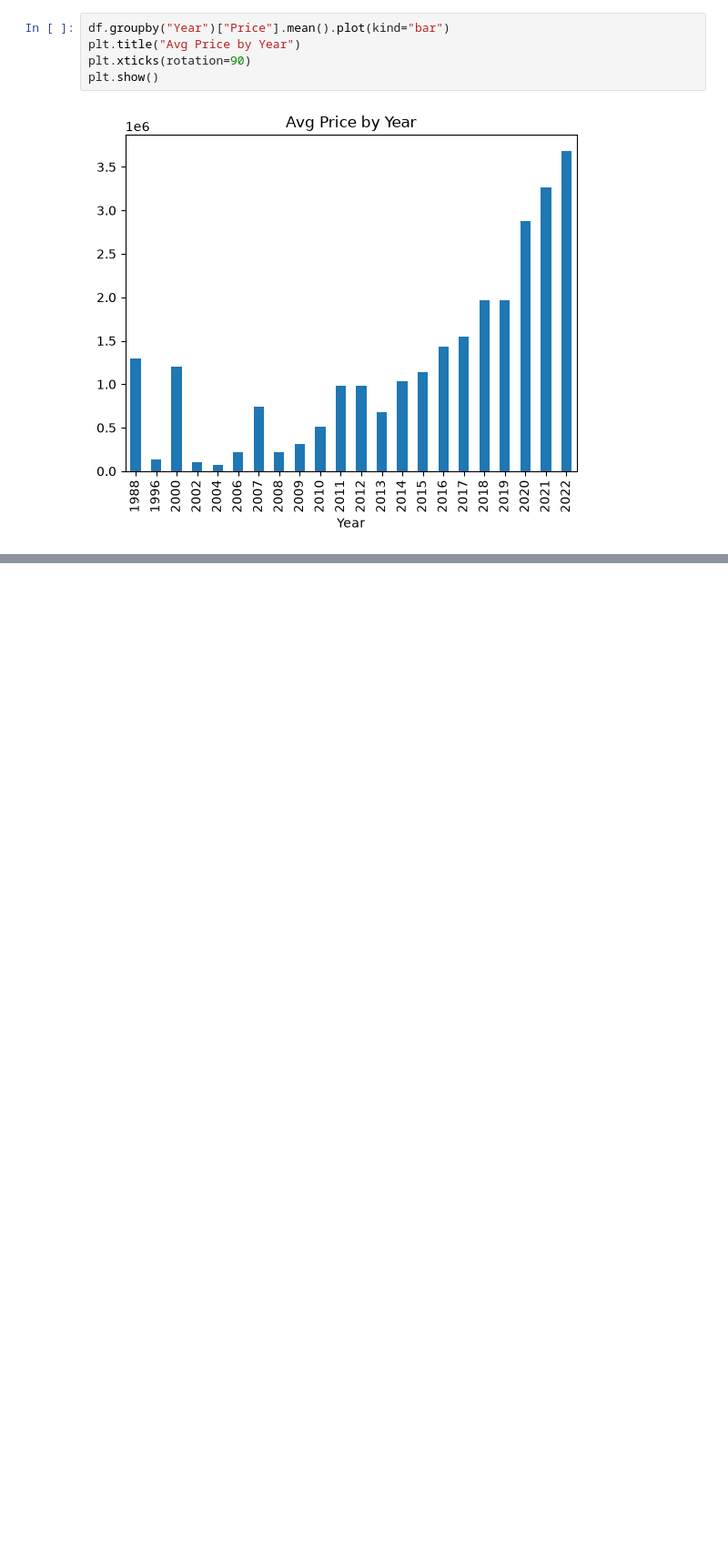
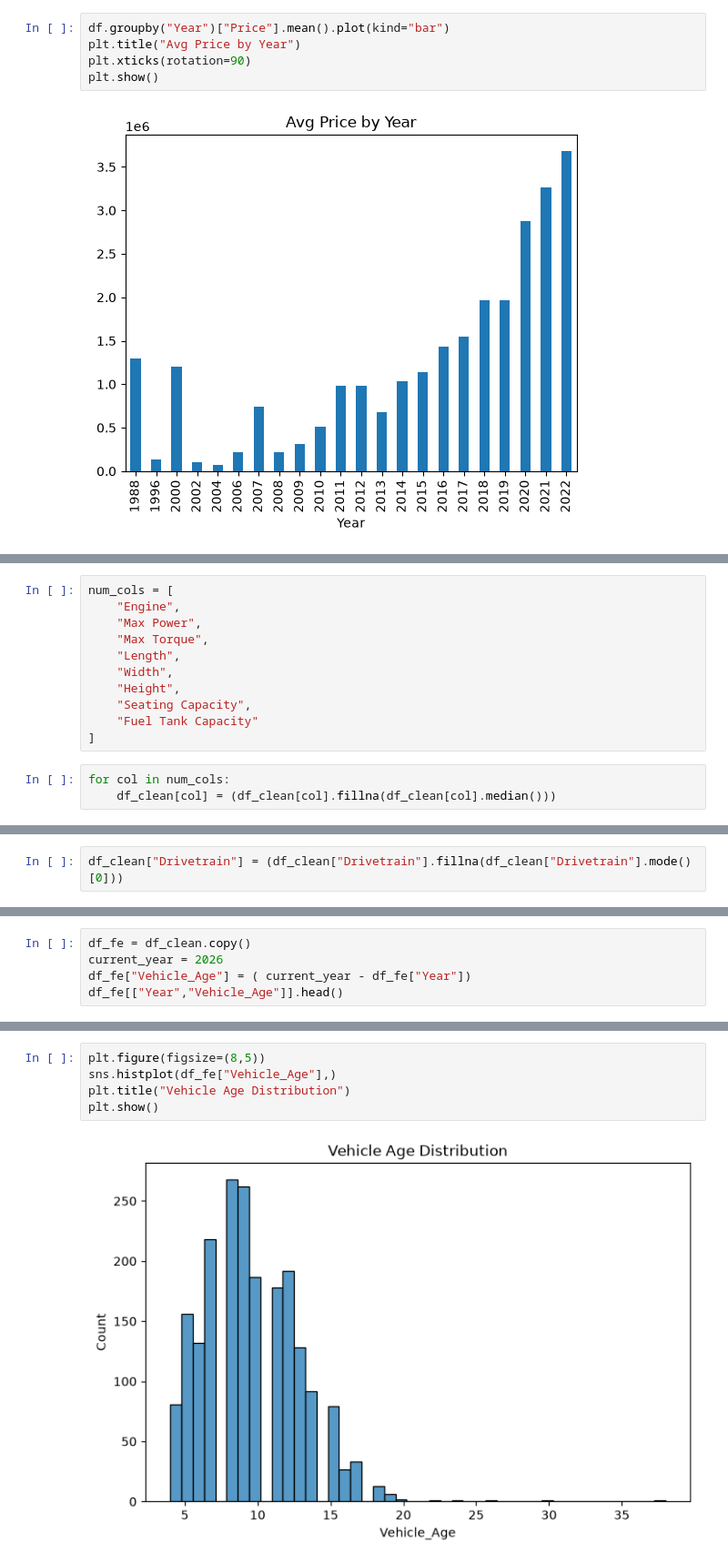
Before and after one commit to dhriti-gupta-06/AI-Vehicle-Valuation-Platform, a Jupyter notebook: notebook.ipynb, the cells around one changed output, grey strips where cells are left out. Shown at 91% size. Saved outputs shown, nothing was run; the diff lists cells and outputs as text; blank space fills up the shorter version.

Commit message:
Completed Data Cleaning , Feature Engineering & Splitted the data

```diff
--- a/notebook.ipynb
+++ b/notebook.ipynb
@@ -269,0 +334,14 @@ plt.show()
+# %%
+num_cols = [
+    "Engine",
+    "Max Power",
+    "Max Torque",
+    "Length",
+    "Width",
+    "Height",
+    "Seating Capacity",
+    "Fuel Tank Capacity"
+]
+# %%
+for col in num_cols:
+    df_clean[col] = (df_clean[col].fillna(df_clean[col].median()))
@@ -269,0 +356,2 @@ plt.show()
+# %%
+df_clean["Drivetrain"] = (df_clean["Drivetrain"].fillna(df_clean["Drivetrain"].mode()[0]))
@@ -269,0 +380,5 @@ plt.show()
+# %%
+df_fe = df_clean.copy()
+current_year = 2026
+df_fe["Vehicle_Age"] = ( current_year - df_fe["Year"])
+df_fe[["Year","Vehicle_Age"]].head()
@@ -269,0 +392,7 @@ plt.show()
+# %%
+plt.figure(figsize=(8,5))
+sns.histplot(df_fe["Vehicle_Age"],)
+plt.title("Vehicle Age Distribution")
+plt.show()
+# %% [output]
+[figure, added]
```
Also changed, not shown: parts of 43 cells of this notebook, 2 other files.
